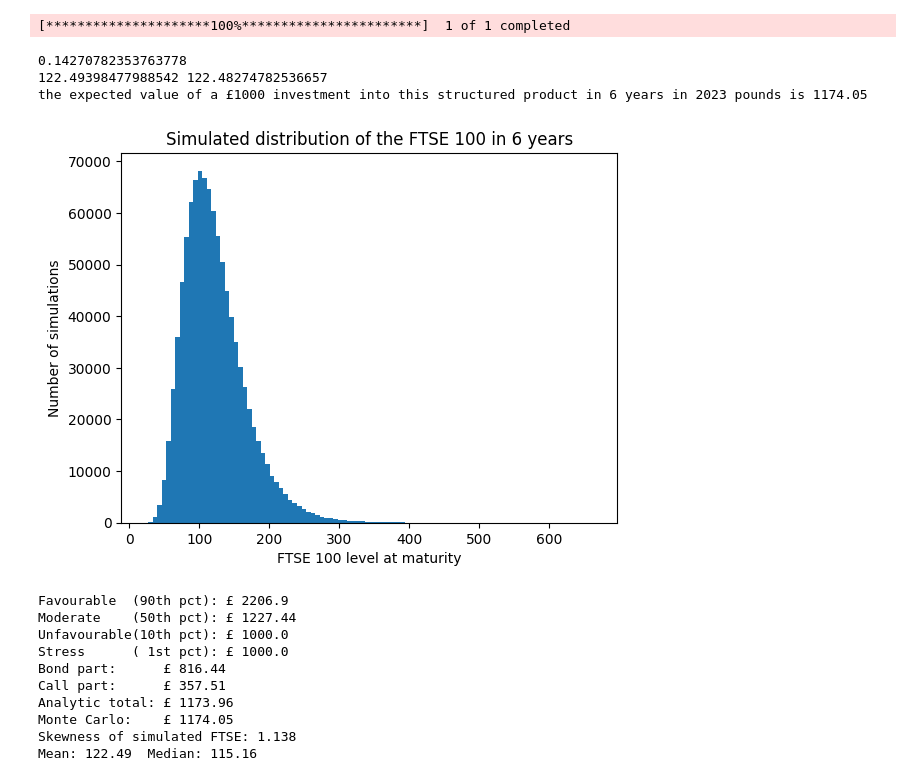
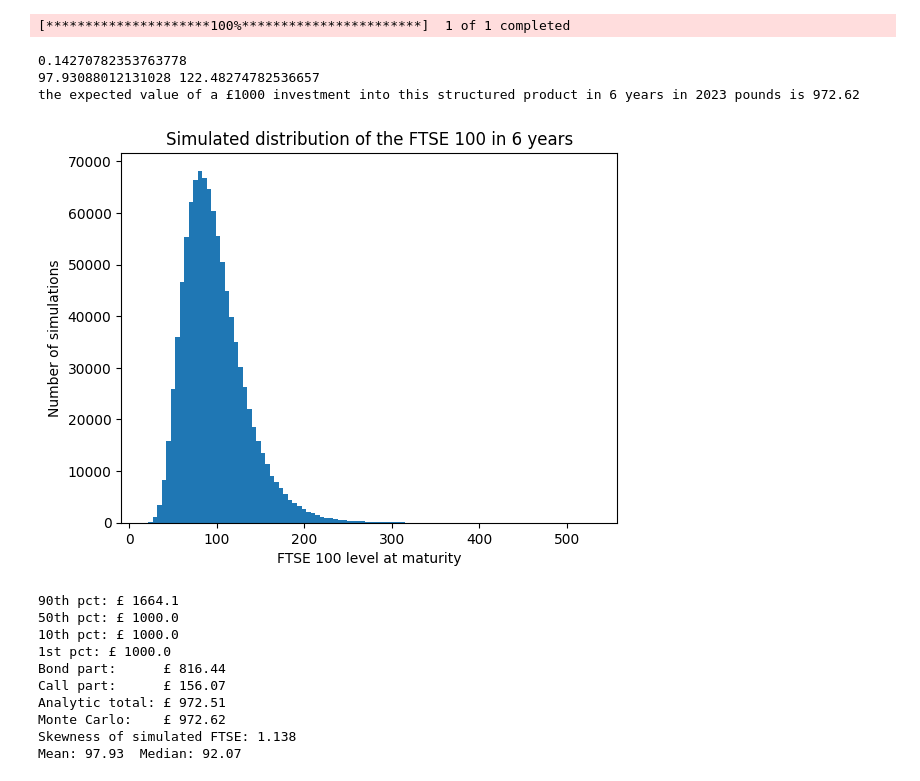
Before and after one commit to Ian-123987/wsd-structured-product, a Jupyter notebook: Structured_product_valuation.ipynb, the cells around one changed output. Cells and saved outputs as stored; diff of their text form; code cells hidden in the pictures.

Commit message:
Corrected risk-neutral drift for dividend yield (Including dividends).

```diff
--- a/Structured_product_valuation.ipynb
+++ b/Structured_product_valuation.ipynb
@@ -23,7 +25,9 @@ K = FTSE_0
 Participation = 1.5
 T = 6.0
 r = 0.0338
-# sourced from uk.investing.com 6 year gilt yield average over the month of February 2023, to represent the risk free value of the stock based on a no-arbitrage condition.
+# sourced from uk.investing.com 6 year gilt yield average over the month of February 2023, to represent the risk free value of the stock based on a no-arbitrage condition. Fixed to ensure stability
+q = 0.0373
+# yield rate from 2023 https://www.dividenddata.co.uk/ftse-index-yield.py$0
 sigma = 0.143
 # measured from 2 years of FTSE daily returns to Feb 2023, hardcoded for reproducability
 N = 1000000
@@ -31,7 +35,7 @@ N = 1000000
 rng = np.random.default_rng(42)
 Z = rng.standard_normal(N)
 
-FTSE_T = FTSE_0 * np.exp((r-0.5*sigma**2)*T + sigma*np.sqrt(T)*Z)
+FTSE_T = FTSE_0 * np.exp((r - q - 0.5 * sigma ** 2)*T + sigma*np.sqrt(T)*Z)
 # immediate move to maturity based on the fact that yearly variations are mutually independent
 # 0.5 sigma^2 represents the Ito correction due to the use of GBM for the returns
 # If there was some trigger in the path then we would need to model the whole process, however that isn't necessary here.
@@ -45,49 +49,49 @@ print('the expected value of a £1000 investment into this structured product in
 
 plt.hist(FTSE_T, bins=100)
 plt.xlabel("FTSE 100 level at maturity")
 plt.ylabel("Number of simulations")
 plt.title("Simulated distribution of the FTSE 100 in 6 years")
 plt.show()
 
-print("Favourable  (90th pct): £", round(np.percentile(payoff, 90), 2))
-print("Moderate    (50th pct): £", round(np.percentile(payoff, 50), 2))
-print("Unfavourable(10th pct): £", round(np.percentile(payoff, 10), 2))
-print("Stress      ( 1st pct): £", round(np.percentile(payoff, 1), 2))
+print("90th pct: £", round(np.percentile(payoff, 90), 2))
+print("50th pct: £", round(np.percentile(payoff, 50), 2))
+print("10th pct: £", round(np.percentile(payoff, 10), 2))
+print("1st pct: £", round(np.percentile(payoff, 1), 2))
 
 # unfavourable and stress should come out to exactly 1000 due to 100% capital protection
 # ' Despite being capital protected against fluctuations in the Underlying Index all Capital may be at risk in the case of bankruptcy or default by the Issuer'
 # Credit Suisse was in fact rescued, though the fact that it was rated A3 doesn't mean the risk of collapse is not worth considering
 
 # checking the result using Black-Scholes, as a closed form solution exists
-d1 = (np.log(FTSE_0/K) + (r + 0.5*sigma**2)*T) / (sigma*np.sqrt(T))
+d1 = (np.log(FTSE_0/K) + (r - q + 0.5*sigma**2)*T) / (sigma*np.sqrt(T))
 d2 = d1 - sigma*np.sqrt(T)
-call = FTSE_0*norm.cdf(d1) - K*np.exp(-r*T)*norm.cdf(d2)
+call = FTSE_0*np.exp(-q*T)*norm.cdf(d1) - K*np.exp(-r*T)*norm.cdf(d2)
 
 bond_value = principal * np.exp(-r*T)
 embedded   = principal * Participation * (1/FTSE_0) * call
 analytic_value = bond_value + embedded
 
 print("Bond part:      £", round(bond_value, 2))
 print("Call part:      £", round(embedded, 2))
 print("Analytic total: £", round(analytic_value, 2))
 print("Monte Carlo:    £", round(expected_value, 2))
 
 # positive skew exists, as can be seen by the longer right tail in the Histogram, which is positive in the sense that the benefit from a strong FTSE is uncapped
 print("Skewness of simulated FTSE:", round(skew(FTSE_T), 3))
 print("Mean:", round(FTSE_T.mean(), 2), " Median:", round(np.median(FTSE_T), 2))
 # %% [output]
 [*********************100%***********************]  1 of 1 completed
 0.14270782353763778
-122.49398477988542 122.48274782536657
-the expected value of a £1000 investment into this structured product in 6 years in 2023 pounds is 1174.05
+97.93088012131028 122.48274782536657
+the expected value of a £1000 investment into this structured product in 6 years in 2023 pounds is 972.62
-[figure, old version]
+[figure, new version]
-Favourable  (90th pct): £ 2206.9
-Moderate    (50th pct): £ 1227.44
-Unfavourable(10th pct): £ 1000.0
-Stress      ( 1st pct): £ 1000.0
+90th pct: £ 1664.1
+50th pct: £ 1000.0
+10th pct: £ 1000.0
+1st pct: £ 1000.0
 Bond part:      £ 816.44
-Call part:      £ 357.51
-Analytic total: £ 1173.96
-Monte Carlo:    £ 1174.05
+Call part:      £ 156.07
+Analytic total: £ 972.51
+Monte Carlo:    £ 972.62
 Skewness of simulated FTSE: 1.138
-Mean: 122.49  Median: 115.16
+Mean: 97.93  Median: 92.07
```
Also changed, not shown: parts of 1 cell of this notebook.
